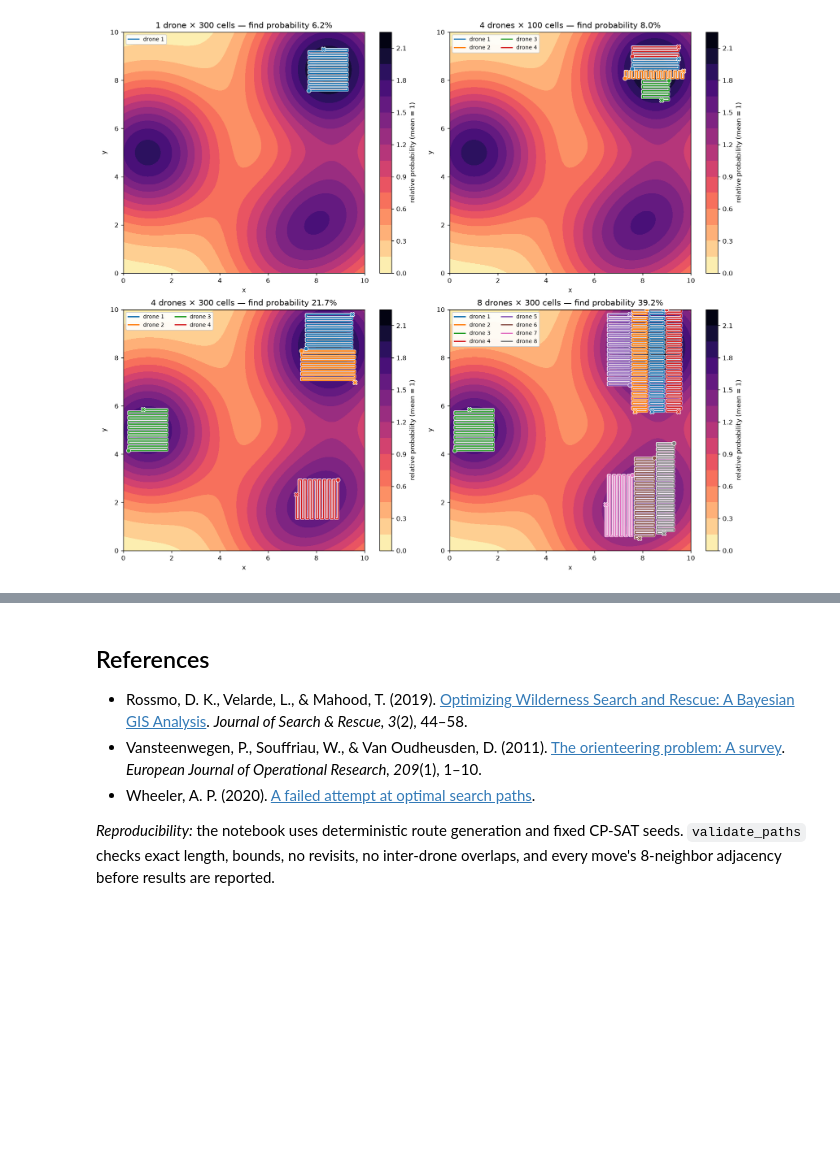
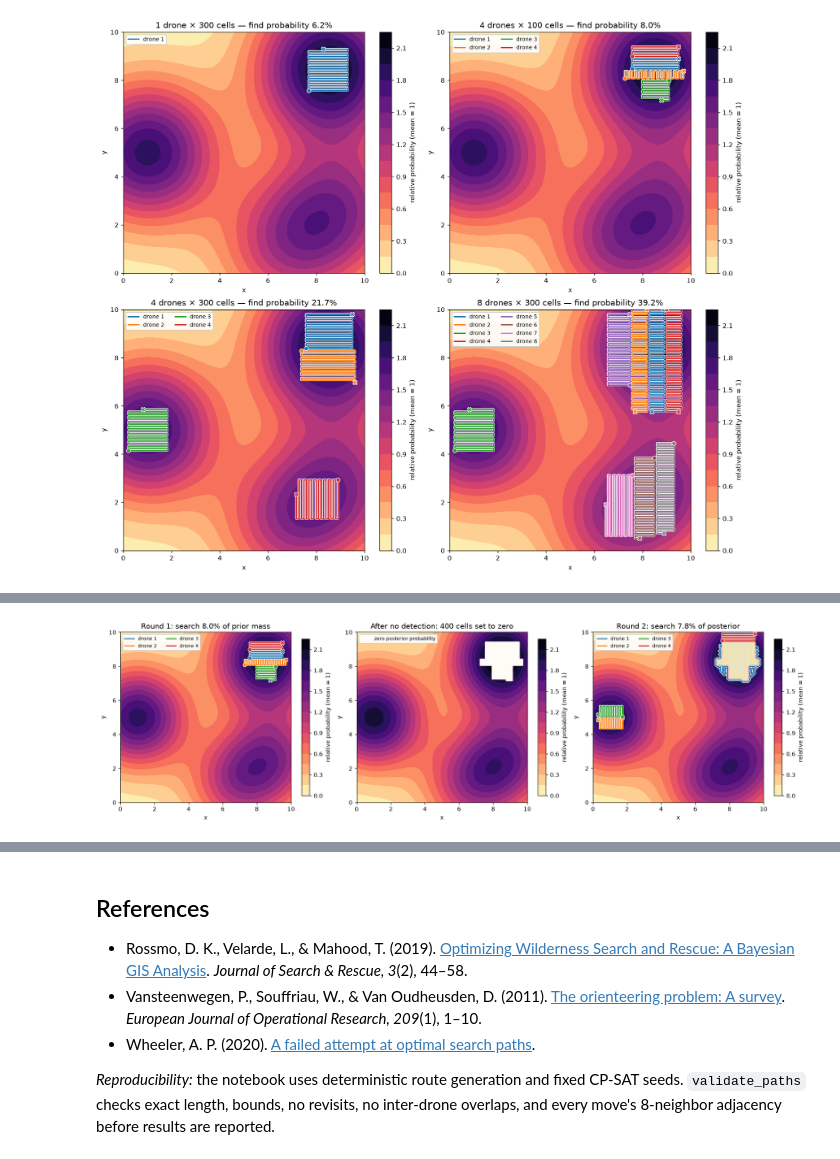
Before and after one commit to apwheele/optimal-search-drone-routing, a Jupyter notebook: optimal_search.ipynb, the cells around one changed output, grey strips where cells are left out. Cells and saved outputs as stored; diff of their text form; code cells hidden in the pictures; blank space fills up the shorter version.

Commit message:
Add posterior replanning after unsuccessful search

```diff
--- a/optimal_search.ipynb
+++ b/optimal_search.ipynb
@@ -225,0 +301,32 @@ plt.show()
+# %%
+round1_coords = np.array([divmod(node, probability.shape[1]) for node in sorted(round1_cells)])
+old_x = round1_coords[:, 1] * 10 / (probability.shape[1] - 1)
+old_y = round1_coords[:, 0] * 10 / (probability.shape[0] - 1)
+
+fig, axes = plt.subplots(1, 3, figsize=(16.5, 5.2), constrained_layout=True)
+plot_paths(
+    probability,
+    round1.paths,
+    axes[0],
+    f"Round 1: search {round1_find:.1%} of prior mass",
+)
+plot_surface(
+    round2_probability,
+    axes[1],
+    "After no detection: 400 cells set to zero",
+)
+axes[1].scatter(old_x, old_y, s=9, marker="s", color="white", alpha=0.85,
+                linewidth=0, label="zero posterior probability")
+axes[1].legend(loc="upper left", fontsize=8, framealpha=0.9)
+plot_paths(
+    round2_probability,
+    round2.paths,
+    axes[2],
+    f"Round 2: search {round2_find_given_failure:.1%} of posterior",
+)
+axes[2].scatter(old_x, old_y, s=7, marker="s", color="lightgray", alpha=0.55,
+                linewidth=0, zorder=1.5)
+fig.savefig(OUTPUT / "two_round_search.png", bbox_inches="tight")
+plt.show()
+# %% [output]
+[figure, added]
```
Also changed, not shown: parts of 7 cells of this notebook, 9 other files.
